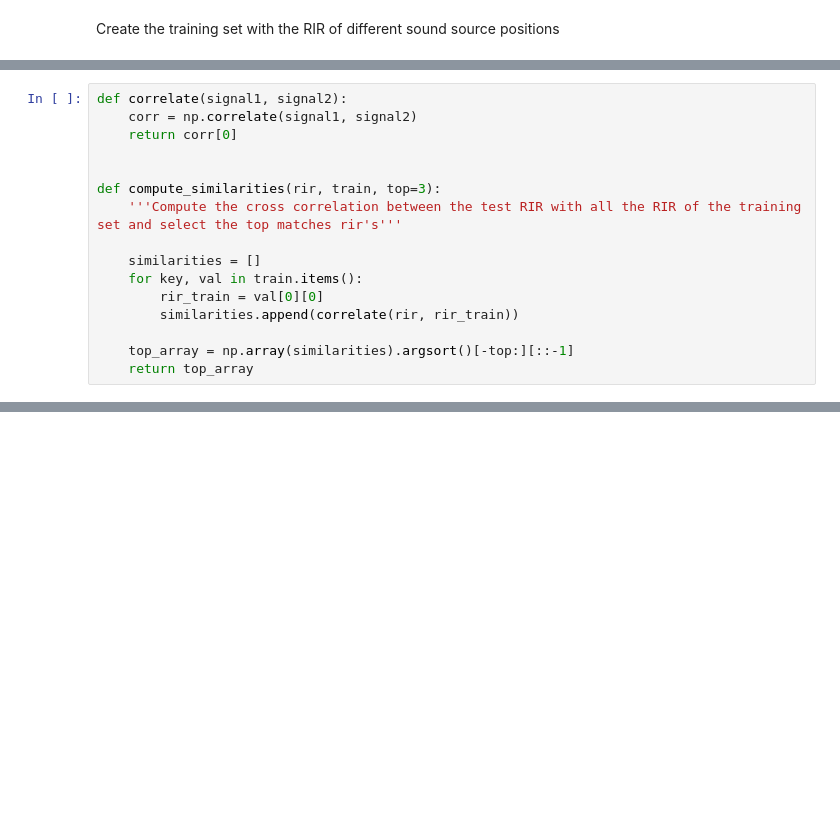
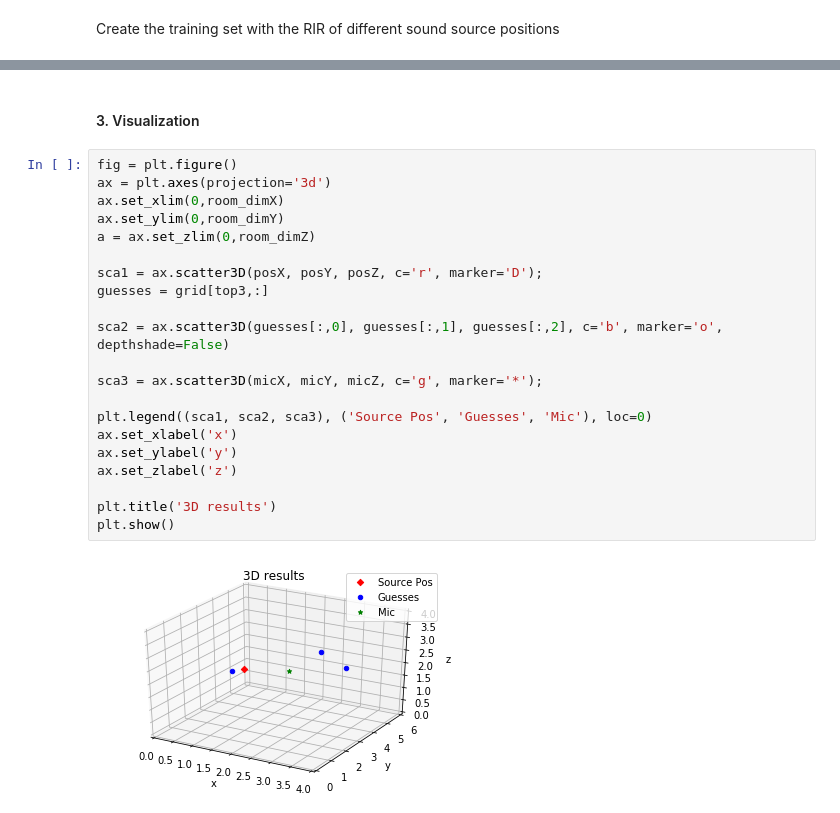
Before and after one commit to Belbaraka/alexa, a Jupyter notebook: modules/gridSearch/SSL_gridSearch.ipynb, the cells around one changed output, grey strips where cells are left out. Cells and saved outputs as stored; diff of their text form; blank space fills up the shorter version.

```diff
--- a/modules/gridSearch/SSL_gridSearch.ipynb
+++ b/modules/gridSearch/SSL_gridSearch.ipynb
@@ -121,16 +82,0 @@ plt.show()
-# %%
-def correlate(signal1, signal2):
-    corr = np.correlate(signal1, signal2)
-    return corr[0]
-
-
-def compute_similarities(rir, train, top=3):
-    '''Compute the cross correlation between the test RIR with all the RIR of the training set and select the top matches rir's'''
-
-    similarities = []
-    for key, val in train.items():
-        rir_train = val[0][0]
-        similarities.append(correlate(rir, rir_train))
-
-    top_array = np.array(similarities).argsort()[-top:][::-1]
-    return top_array
@@ -169,0 +128,26 @@ np.linalg.norm(grid[877,:] - source_pos)
+# %% [markdown]
+<a id='visu'></a>
+#### 3. Visualization
+# %%
+fig = plt.figure()
+ax = plt.axes(projection='3d')
+ax.set_xlim(0,room_dimX)
+ax.set_ylim(0,room_dimY)
+a = ax.set_zlim(0,room_dimZ)
+
+sca1 = ax.scatter3D(posX, posY, posZ, c='r', marker='D');
+guesses = grid[top3,:]
+
+sca2 = ax.scatter3D(guesses[:,0], guesses[:,1], guesses[:,2], c='b', marker='o', depthshade=False)
+
+sca3 = ax.scatter3D(micX, micY, micZ, c='g', marker='*');
+
+plt.legend((sca1, sca2, sca3), ('Source Pos', 'Guesses', 'Mic'), loc=0)
+ax.set_xlabel('x')
+ax.set_ylabel('y')
+ax.set_zlabel('z')
+
+plt.title('3D results')
+plt.show()
+# %% [output]
+[figure, added]
```
Also changed, not shown: parts of 29 cells of this notebook, 1 other file.
